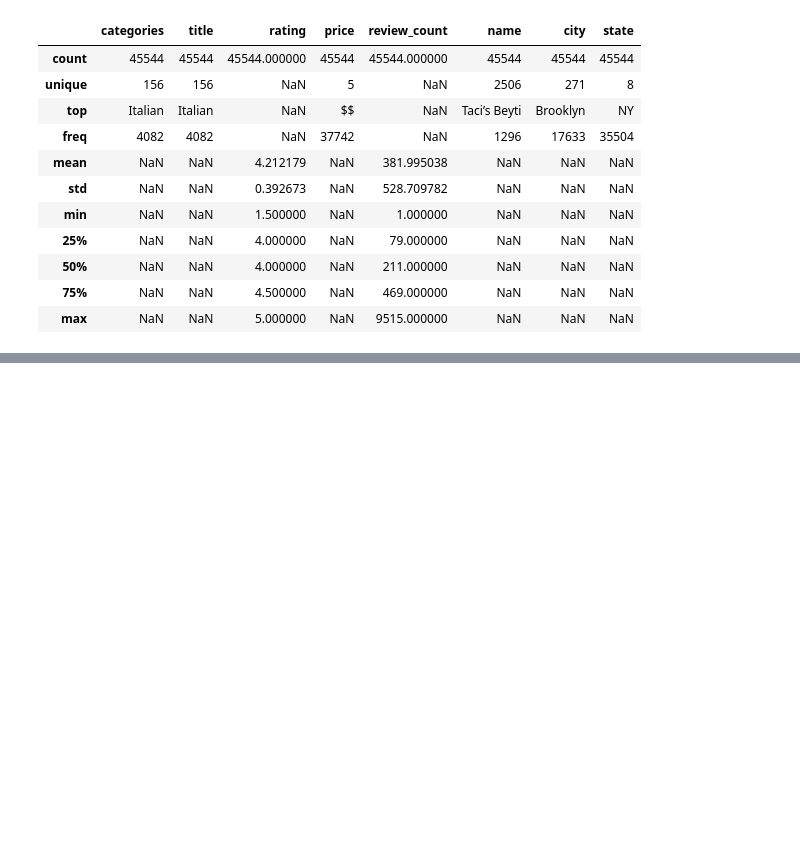
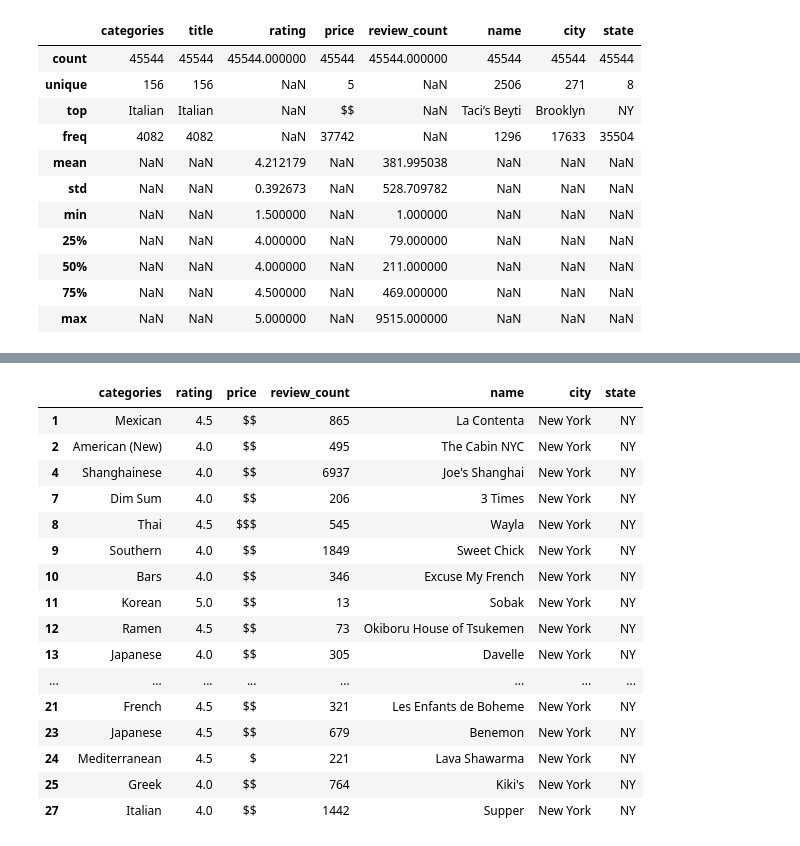
Before and after one commit to erikajwolf/Yelp_Metro_US_Analysis, a Jupyter notebook: yelp_cleaning_data.ipynb, the cells around one changed output, grey strips where cells are left out. Cells and saved outputs as stored; diff of their text form; code cells hidden in the pictures; blank space fills up the shorter version.

```diff
--- a/yelp_cleaning_data.ipynb
+++ b/yelp_cleaning_data.ipynb
@@ -310,7 +310,8 @@ state           65048
 dtype: int64
 # %%
 #drop all raws with missing information
-new_yelp_data_df.dropna(how='any')
+new_yelp_data_df = new_yelp_data_df.dropna(how='any')
+new_yelp_data_df
 #new_yelp_data_df.dropna(how='any', inplace=True)
 # %% [output]
 |  | categories | title | rating | price | review_count | name | city | state |
@@ -417,0 +432,22 @@ KeyError: 'Offense Type'
+# %%
+# selecting the columns and Loc from the original data frame
+yelp_data_df1 = new_yelp_data_df.loc[:,['categories','rating', 'price', 'review_count','name', 'city', 'state',]]
+yelp_data_df1.head(20)
+# %% [output]
+|  | categories | rating | price | review_count | name | city | state |
+| 1 | Mexican | 4.5 | $$ | 865 | La Contenta | New York | NY |
+| 2 | American (New) | 4.0 | $$ | 495 | The Cabin NYC | New York | NY |
+| 4 | Shanghainese | 4.0 | $$ | 6937 | Joe's Shanghai | New York | NY |
+| 7 | Dim Sum | 4.0 | $$ | 206 | 3 Times | New York | NY |
+| 8 | Thai | 4.5 | $$$ | 545 | Wayla | New York | NY |
+| 9 | Southern | 4.0 | $$ | 1849 | Sweet Chick | New York | NY |
+| 10 | Bars | 4.0 | $$ | 346 | Excuse My French | New York | NY |
+| 11 | Korean | 5.0 | $$ | 13 | Sobak | New York | NY |
+| 12 | Ramen | 4.5 | $$ | 73 | Okiboru House of Tsukemen | New York | NY |
+| 13 | Japanese | 4.0 | $$ | 305 | Davelle | New York | NY |
+| ... | ... | ... | ... | ... | ... | ... | ... |
+| 21 | French | 4.5 | $$ | 321 | Les Enfants de Boheme | New York | NY |
+| 23 | Japanese | 4.5 | $$ | 679 | Benemon | New York | NY |
+| 24 | Mediterranean | 4.5 | $ | 221 | Lava Shawarma | New York | NY |
+| 25 | Greek | 4.0 | $$ | 764 | Kiki's | New York | NY |
+| 27 | Italian | 4.0 | $$ | 1442 | Supper | New York | NY |
```
Also changed, not shown: parts of 4 cells of this notebook, 1 other file.
